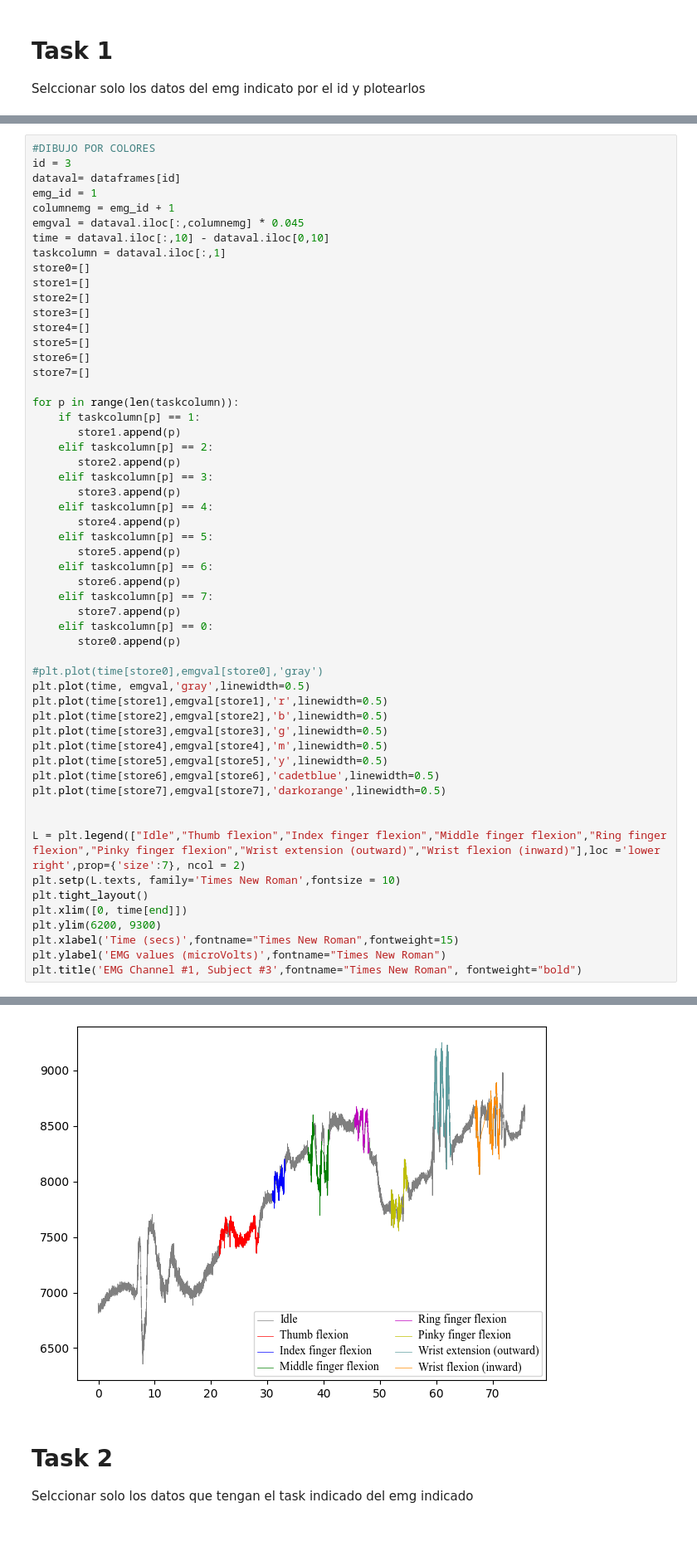
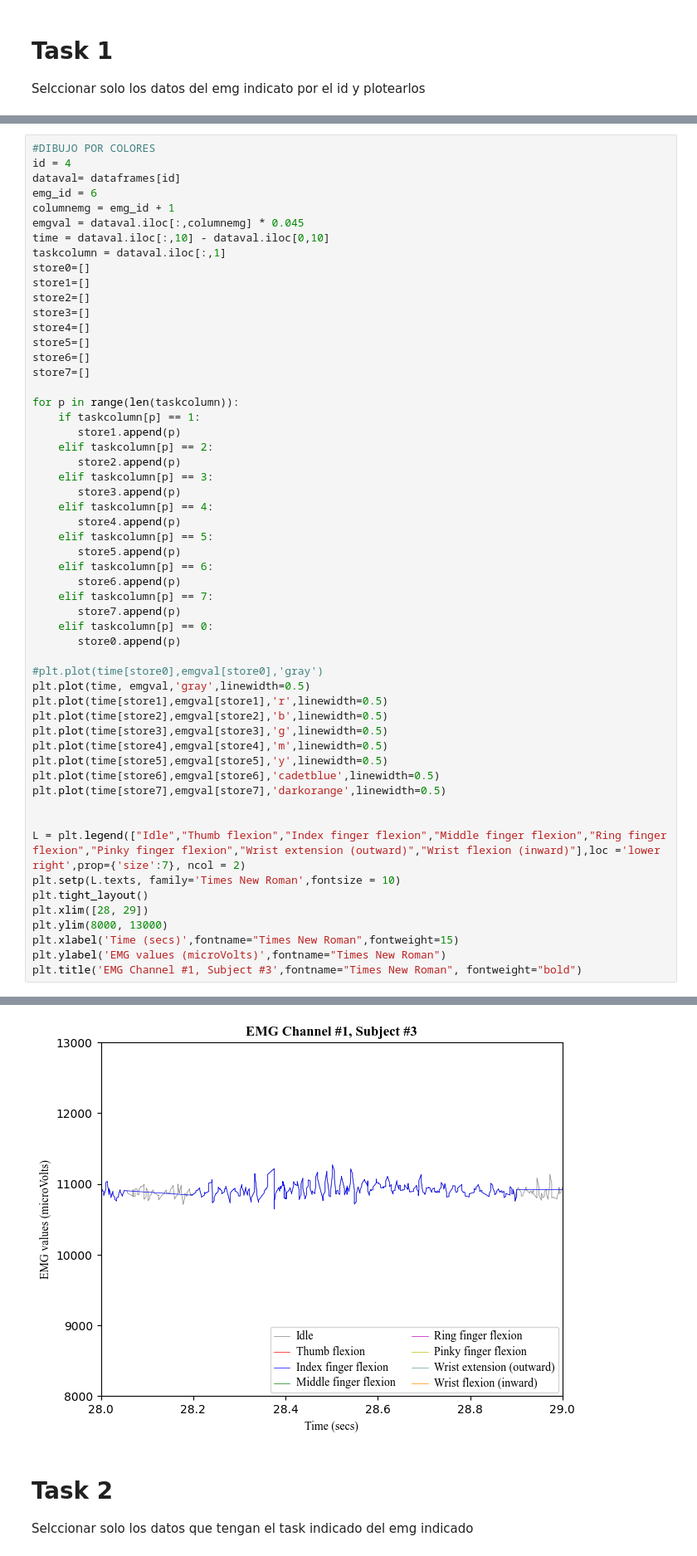
Before and after one commit to sofiahernandezp/code, a Jupyter notebook: mindrove_test/plot_emg.ipynb, the cells around one changed output, grey strips where cells are left out. Shown at 83% size. Cells and saved outputs as stored; diff of their text form; blank space fills up the shorter version.

```diff
--- a/mindrove_test/plot_emg.ipynb
+++ b/mindrove_test/plot_emg.ipynb
@@ -63,8 +63,8 @@ plt.tight_layout() #no me va
 # %%
 #DIBUJO POR COLORES
-id = 3
+id = 4
 dataval= dataframes[id]
-emg_id = 1
+emg_id = 6
 columnemg = emg_id + 1
 emgval = dataval.iloc[:,columnemg] * 0.045
 time = dataval.iloc[:,10] - dataval.iloc[0,10]
@@ -110,8 +110,8 @@ plt.plot(time[store7],emgval[store7],'darkorange',linewidth=0.5)
 L = plt.legend(["Idle","Thumb flexion","Index finger flexion","Middle finger flexion","Ring finger flexion","Pinky finger flexion","Wrist extension (outward)","Wrist flexion (inward)"],loc ='lower right',prop={'size':7}, ncol = 2)
 plt.setp(L.texts, family='Times New Roman',fontsize = 10)
 plt.tight_layout()
-plt.xlim([0, time[end]])
-plt.ylim(6200, 9300)
+plt.xlim([28, 29])
+plt.ylim(8000, 13000)
 plt.xlabel('Time (secs)',fontname="Times New Roman",fontweight=15)
 plt.ylabel('EMG values (microVolts)',fontname="Times New Roman")
 plt.title('EMG Channel #1, Subject #3',fontname="Times New Roman", fontweight="bold")
@@ -120,4 +120,4 @@ NameError: name 'end' is not defined
-[figure, old version]
+[figure, new version]
 # %% [markdown]
 # Task 2
 Selccionar solo los datos que tengan el task indicado del emg indicado
```
Also changed, not shown: parts of 25 cells of this notebook, 29 other files.
